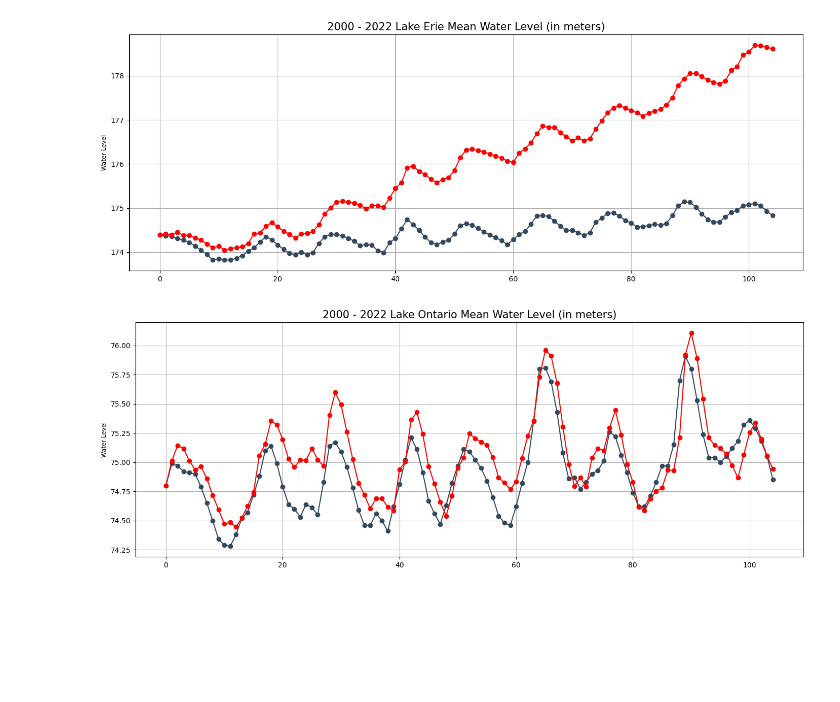
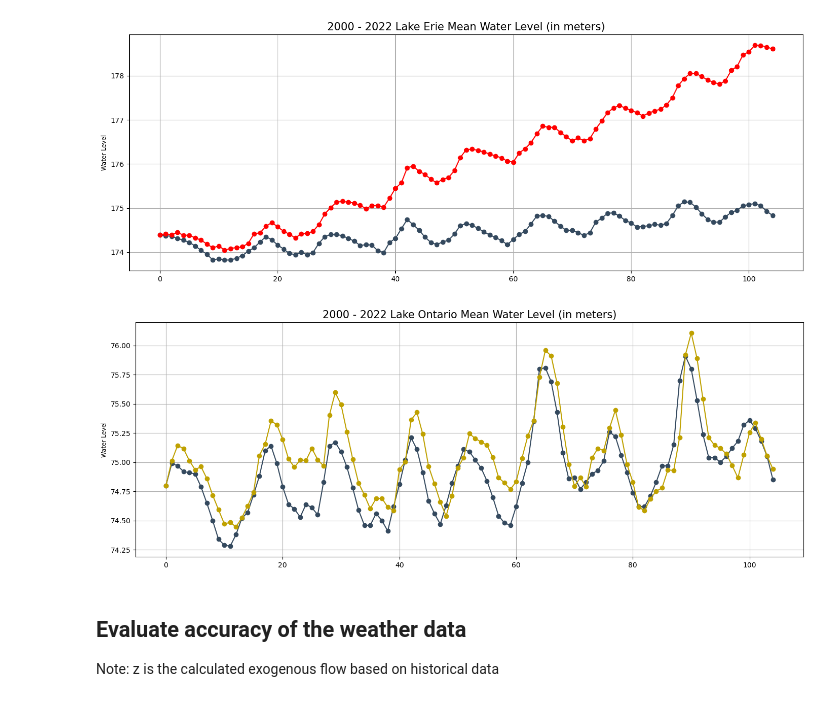
Before and after one commit to healeyq3/MCM2024, a Jupyter notebook: Modeling/initial-playground.ipynb, the cells around one changed output. Saved outputs shown, nothing was run; the diff lists cells and outputs as text; code cells hidden in the pictures; blank space fills up the shorter version.

Commit message:
accuracy calculation of ex. data

```diff
--- a/Modeling/initial-playground.ipynb
+++ b/Modeling/initial-playground.ipynb
@@ -250,17 +257,21 @@ plt.show()
 # %%
 plt.figure(figsize=(17, 6))
 plt.plot(range(0, 105), depth_data[144:249, 4], marker='o', linestyle='-', color='#34495E')
-plt.plot(range(0, 105), Y[:, 4], marker='o', linestyle='-', color='#FF0000')
+plt.plot(range(0, 105), Y[:, 4], marker='o', linestyle='-', color='#BFA100')
 plt.title(f'2000 - 2022 Lake Ontario Mean Water Level (in meters)', fontsize=15)
 
 plt.ylabel('Water Level', fontsize=8.5)
 
 # plt.xticks(list(range(0, len(lakeDataFrame['Time']), 12)) + [len(lakeDataFrame['Time']) - 1])
 # plt.tick_params(axis='x', labelsize=7)
 # plt.tick_params(axis='y', labelsize=7)
 
 plt.grid(True)
 # plt.savefig(f"{lakeName}_water_level.png", dpi=400)
 plt.show()
 # %% [output]
-[figure, old version]
+[figure, new version]
+# %% [markdown]
+## Evaluate accuracy of the weather data
+
+Note: z is the calculated exogenous flow based on historical data
```
Also changed, not shown: parts of 11 cells of this notebook, 1 other file.
